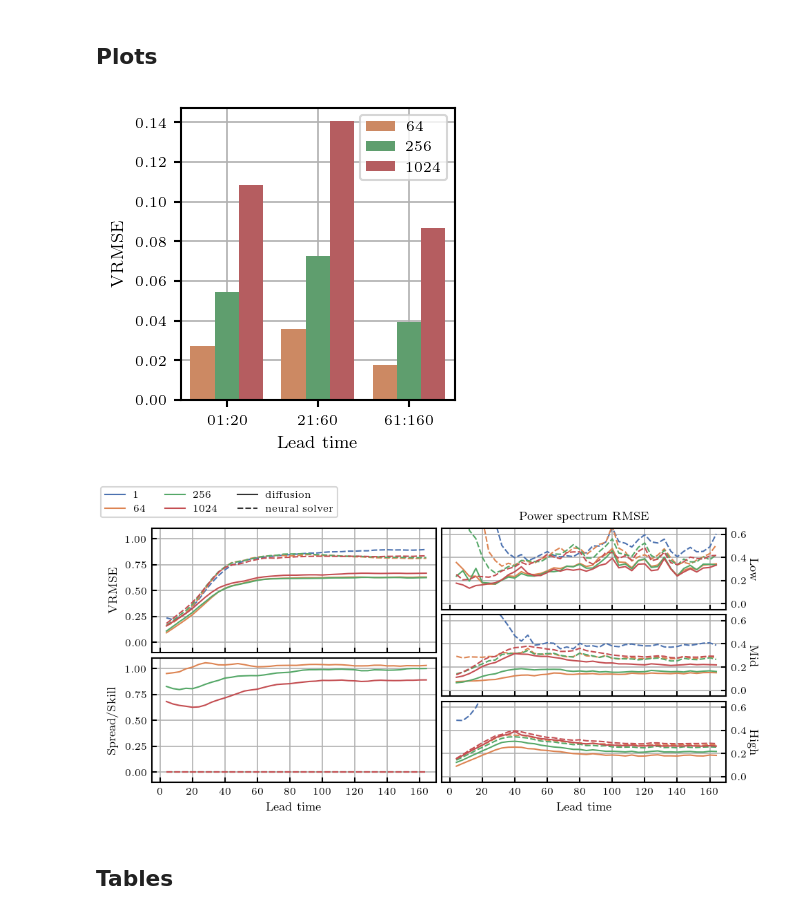
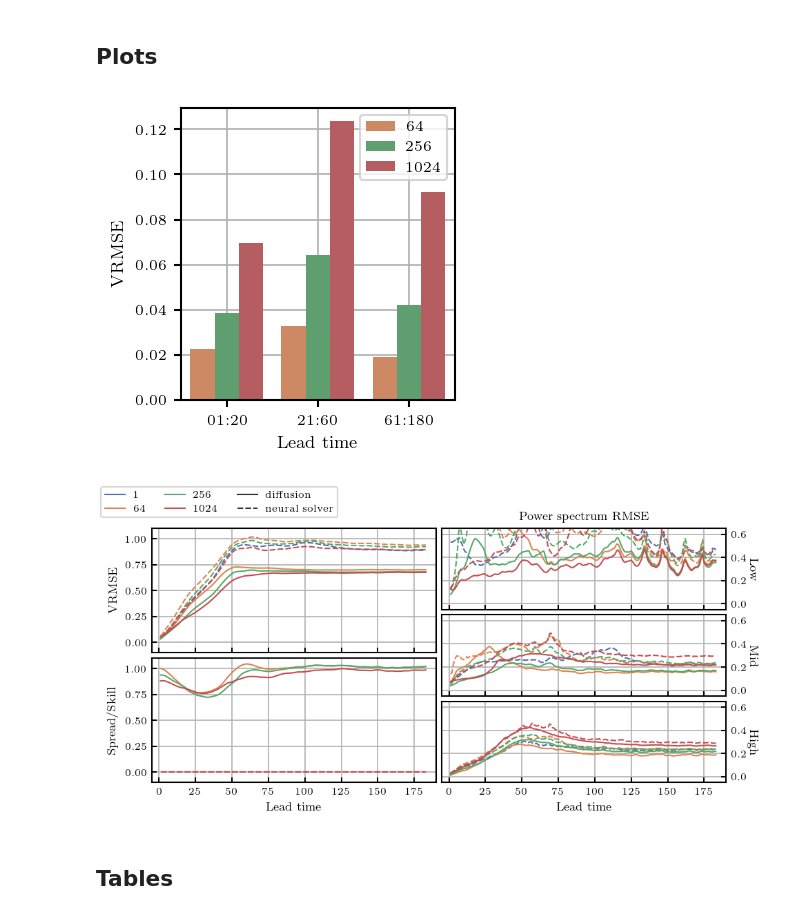
Before and after one commit to ksimotas/lola, a Jupyter notebook: experiments/rayleigh_benard/figures.ipynb, the cells around one changed output. Cells and saved outputs as stored; diff of their text form; code cells hidden in the pictures.

Commit message:
Update figures

```diff
--- a/experiments/rayleigh_benard/figures.ipynb
+++ b/experiments/rayleigh_benard/figures.ipynb
@@ -66,6 +66,8 @@ df = pd.read_csv(
         "nrmse",
         "vrmse",
         "re_total",
+        "wasserstein",
+        "emd",
         "rmse_p_low",
         "rmse_c_low",
         "rmse_p_mid",
@@ -90,8 +92,7 @@ elif "absolute" in settings:
     df = df[~df["relative"]]
 
 df = df[df["time"] > 0]
-df = df[df["start"] == 32]
-df = df[df["compression"] != 128]
+df = df[df["start"] == 16]
 df = df.sort_values(["method", "compression"], kind="stable")
 df = df.merge(
     pd.DataFrame({
@@ -107,7 +108,7 @@ def horizon(t):
     elif t < 60:
         return "21:60"
     else:
-        return "61:160"
+        return "61:180"
 
 
 df["horizon"] = df["time"].apply(horizon)
@@ -148,7 +149,7 @@ fig.tight_layout(pad=0.33)
 
 plt.savefig(outdir / f"rb_ae_{settings}.pdf", dpi=300, transparent=True)
 # %% [output]
-[figure, old version]
+[figure, new version]
 # %%
 table = df[df["method"] != "autoencoder"]
 
@@ -183,7 +184,7 @@ for i, metric in enumerate(["VRMSE", "spread_skill"]):
     ax.grid()
 
     ax.set_xlabel("Lead time")
-    ax.set_xlim(-5, 170)
+    ax.set_xlim(-5, 190)
     ax.set_ylim(-0.1, 1.1)
 
     if metric == "spread_skill":
@@ -210,35 +211,35 @@ for i, band in enumerate(["Low", "Mid", "High"], start=2):
 
     ax.get_legend().remove()
     ax.grid()
 
     ax.set_xlabel("Lead time")
-    ax.set_xlim(-5, 170)
+    ax.set_xlim(-5, 190)
 
     ax.set_ylabel(band)
     ax.set_ylim(-0.05, 0.65)
 
     ax.tick_params(direction="in")
 
     ax.yaxis.set_label_position("right")
     ax.yaxis.label.set(rotation=-90, va="center")
     ax.yaxis.tick_right()
 
     if i == 2:
         ax.set_title("Power spectrum RMSE")
 
 for i, label in reversed(list(enumerate(labels))):
     if label in ("compression", "method"):
         blank = handles.pop(i)
         labels.pop(i)
 
 fig.align_labels()
 fig.tight_layout(pad=0.33)
 fig.subplots_adjust(top=0.875)
 fig.legend(handles, labels, loc="upper left", ncol=3)
 
 plt.savefig(outdir / f"rb_mosaic_{settings}.pdf", dpi=300, transparent=True)
 # %% [output]
-[figure, old version]
+[figure, new version]
 # %% [markdown]
 ## Tables
 # %%
```
Also changed, not shown: parts of 5 cells of this notebook, 2 other files.
